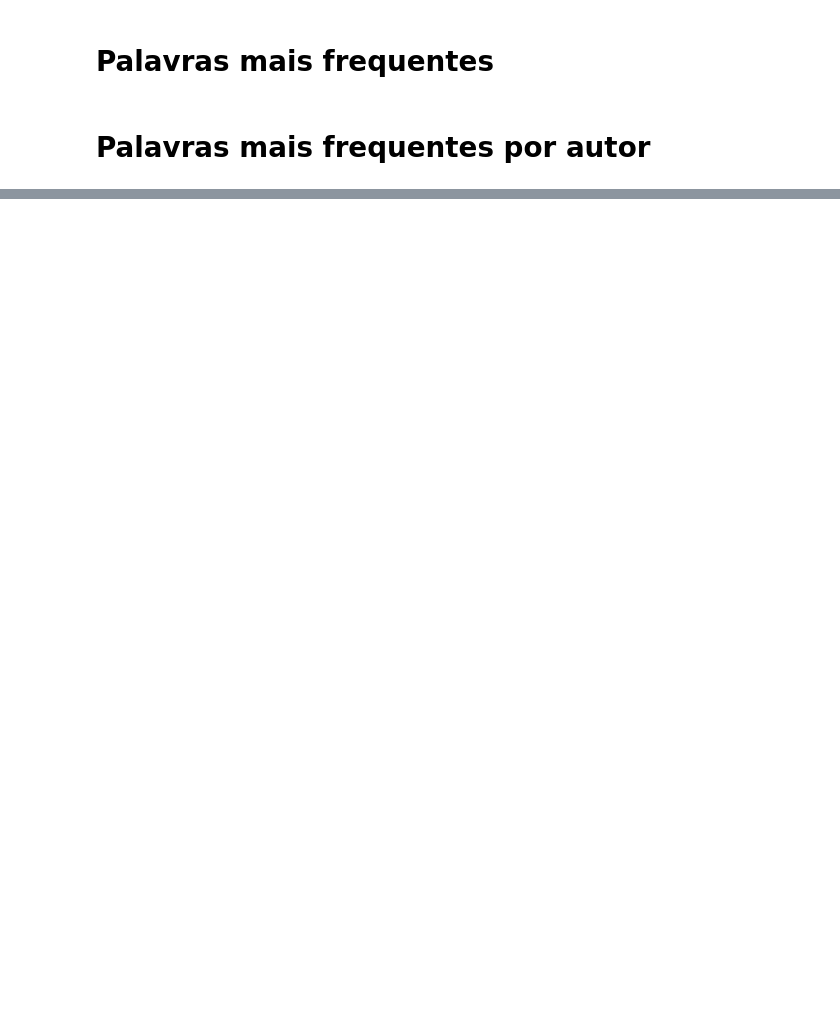
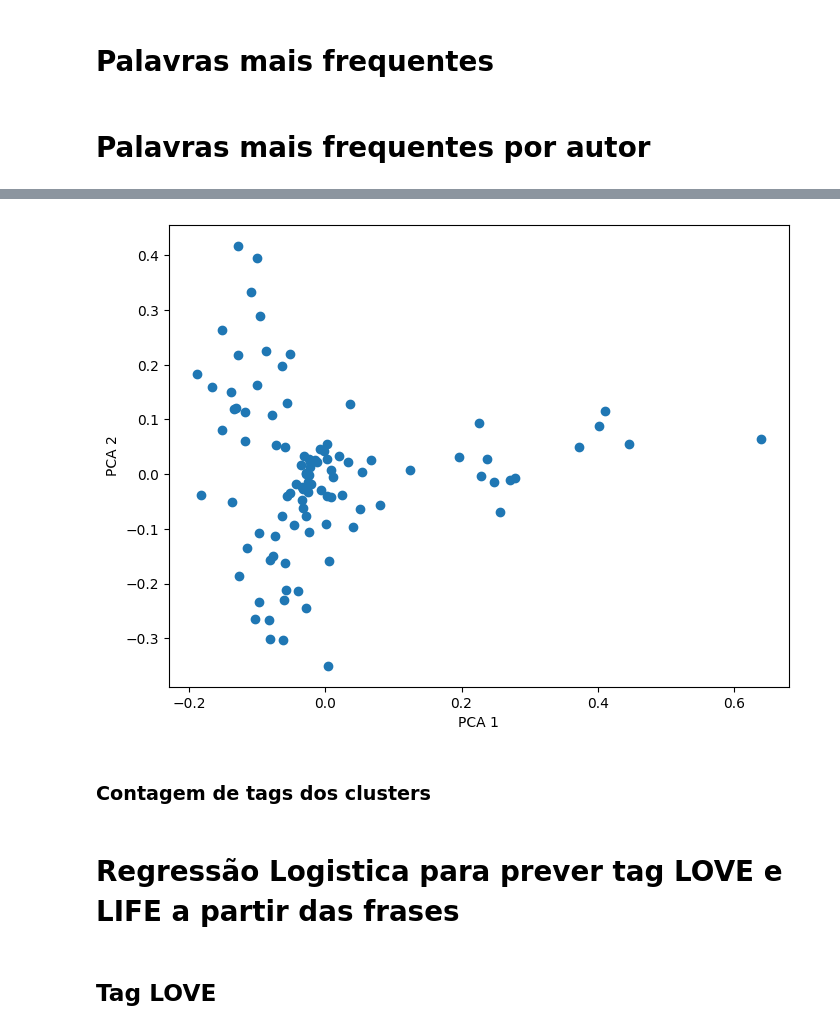
Before and after one commit to Isabela-Farina/Perspectiva_dados, a Jupyter notebook: Projeto 1/Analises.ipynb, the cells around one changed output, grey strips where cells are left out. Saved outputs shown, nothing was run; the diff lists cells and outputs as text; code cells hidden in the pictures; blank space fills up the shorter version.

```diff
--- a/Projeto 1/Analises.ipynb
+++ b/Projeto 1/Analises.ipynb
@@ -113,0 +233,13 @@ for autor in autores_relevantes:
+# %%
+vectorizer = TfidfVectorizer(
+)
+X = vectorizer.fit_transform(
+    df["frase_sem_stopwords"]
+)
+# %%
+kmeans = KMeans(
+    n_clusters=3,
+    random_state=42
+)
+
+kmeans.fit(X)
@@ -113,0 +314,24 @@ for autor in autores_relevantes:
+# %%
+from sklearn.decomposition import PCA
+
+pca = PCA(n_components=2)
+
+X = pca.fit_transform(X)
+
+import matplotlib.pyplot as plt
+
+plt.figure(figsize=(8,6))
+
+plt.scatter(
+    X[:,0],
+    X[:,1]
+)
+
+plt.xlabel("PCA 1")
+plt.ylabel("PCA 2")
+
+plt.show()
+# %% [output]
+[figure, added]
+# %% [markdown]
+### Contagem de tags dos clusters
@@ -113,0 +366,4 @@ for autor in autores_relevantes:
+# %% [markdown]
+# Regressão Logistica para prever tag LOVE e LIFE a partir das frases
+# %% [markdown]
+## Tag LOVE
```
Also changed, not shown: parts of 33 cells of this notebook, 2 other files.
